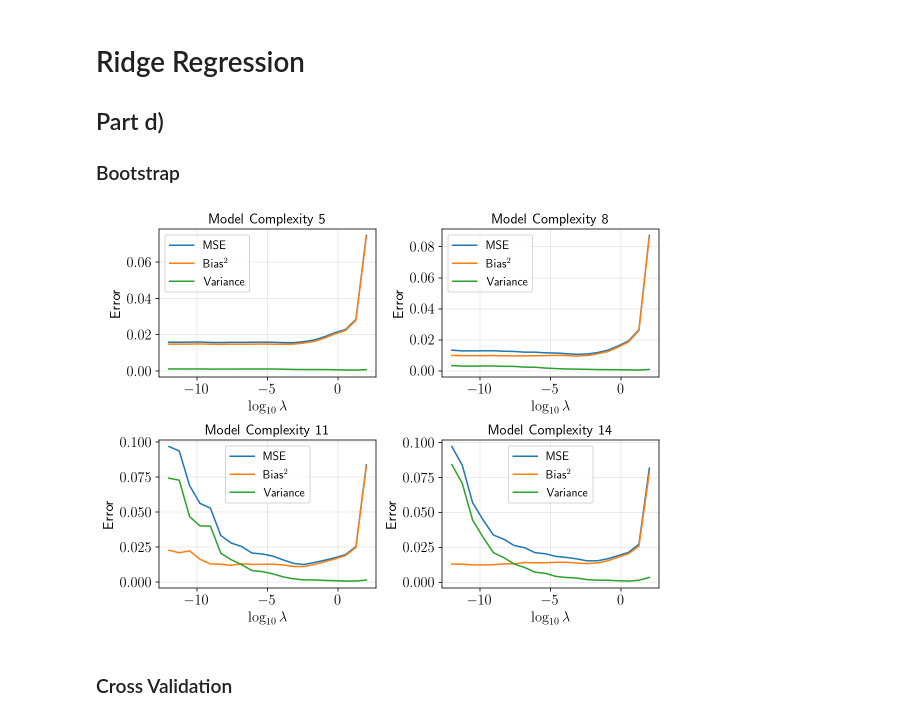
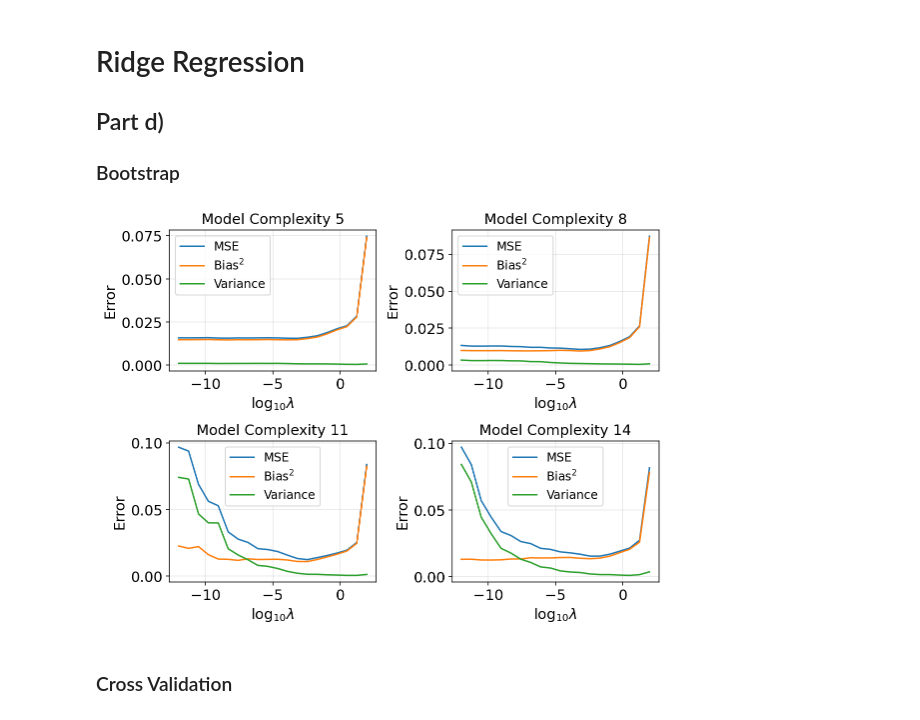
Before and after one commit to erikasan/fys-stk, a Jupyter notebook: project1/fysstk_p1_with_mylearn_oda.ipynb, the cells around one changed output. Drawn from its saved outputs; the diff is of its cells as text; code cells hidden in the pictures.

```diff
--- a/project1/fysstk_p1_with_mylearn_oda.ipynb
+++ b/project1/fysstk_p1_with_mylearn_oda.ipynb
@@ -44,7 +44,7 @@ params = {'axes.labelsize': 'x-large',
           'legend.fontsize': 'large',
           'legend.handlelength': 2}
 plt.rcParams.update(params)
-plt.rc('text', usetex=True)
+plt.rc('text', usetex=False)
 
 import warnings
 # Comment this to turn on warnings
@@ -211,14 +211,15 @@ fig.savefig(fig_path("MSE_forced_overfit.png"), dpi=300, transparent=True)
 The bootstrap method is a widely used resampling technique for identically distributed random variables.
 # %%
 # Create data
-# np.random.seed(42)
+np.random.seed(42)
 
 n = 20         # n x n number of data points
-sigma2 = 0.1   # irreducible error
+sigma2 = 0.01   # irreducible error
+sigma = np.sqrt(sigma2)
 
 x = np.linspace(0, 1, n)
 y = np.linspace(0, 1, n)
-noise = np.random.normal(0, sigma2, int(n*n))
+noise = np.random.normal(0, sigma, int(n*n))
 
 # Create mesh and unravel
 x, y = np.meshgrid(x, y)
@@ -278,7 +279,9 @@ plt.plot(degrees, bias2, label=r'Bias$^2$')
 plt.plot(degrees, variance, label='Variance')
 plt.xlabel("Model Complexity")
 plt.ylabel("Error")
+plt.title(r'Bias-Variance, $\sigma$ = %g, N_bootstrap = %g' % (sigma, n_bootstraps))
 plt.legend()
+plt.yscale('log')
 plt.show()
 fig.savefig(fig_path("bias_variance_ols.png"), dpi=300, transparent=True)
 # %% [output]
@@ -289,13 +292,14 @@ fig.savefig(fig_path("bias_variance_ols.png"), dpi=300, transparent=True)
 # Create data
 np.random.seed(42)
 
-n = 100     # n x n number of data points
-sigma2 = 0.1   # irreducible error
+n = 10     # n x n number of data points
+sigma2 = 0.01   # irreducible error
+sigma = np.sqrt(sigma2)
 deg = 5
 
 x = np.linspace(0, 1, n)
 y = np.linspace(0, 1, n)
-noise = np.random.normal(0, sigma2, int(n*n))
+noise = np.random.normal(0, sigma, int(n*n))
 
 # Create mesh and unravel
 x, y = np.meshgrid(x, y)
@@ -325,5 +329,5 @@ ols_linreg.fit(X_train_scaled, z_train_scaled)
 Coef_interval = ols_linreg.coef_CI(critical_value=1.96)
 
 # Plot the CI
-plot_CI(Coef_interval, save=True)
+plot_CI(Coef_interval, sigma, save=True)
 # %% [output]
@@ -335,13 +387,14 @@ plot_CI(Coef_interval, save=True)
 # %%
 ### Create data
-np.random.seed(41)
+np.random.seed(40)
 
-n = 40          # n x n number of data points
-sigma2 = 0.5   # irreducible error
+n = 10          # n x n number of data points
+sigma2 = 0.01   # irreducible error
+sigma = np.sqrt(sigma2)
 
 x = np.linspace(0, 1, n)
 y = np.linspace(0, 1, n)
-noise = np.random.normal(0, sigma2, int(n*n))
+noise = np.random.normal(0, sigma, int(n*n))
 
 # Create mesh and unravel
 x, y = np.meshgrid(x, y)
@@ -352,7 +405,7 @@ y = np.ravel(y)
 z = frankeFunction(x, y) + noise
 
 # setup for Cross-validation
-maxdeg = 7
+maxdeg = 10
 degrees = np.arange(1, maxdeg+1, dtype=int)
 
 # Initialize a KFold instance
@@ -396,6 +449,8 @@ plt.plot(degrees, estimated_mse_KFold_test, label='Test MSE')
 plt.legend()
 plt.xlabel("Model Complexity")
 plt.ylabel("MSE")
+plt.yscale('log')
+plt.title('Cross validation using sklearn')
 plt.show()
 fig.savefig(fig_path("Cross_validation_OLS"), dpi=300, transparent=True)
 # %% [output]
@@ -411,11 +466,12 @@ fig.savefig(fig_path("Cross_validation_OLS"), dpi=300, transparent=True)
 np.random.seed(41)
 
 n = 20          # n x n number of data points
-sigma2 = 0.1   # irreducible error
+sigma2 = 0.01   # irreducible error
+sigma = np.sqrt(sigma2)
 
 x = np.linspace(0, 1, n)
 y = np.linspace(0, 1, n)
-noise = np.random.normal(0, sigma2, int(n*n))
+noise = np.random.normal(0, sigma, int(n*n))
 
 # create mesh and unravel
 x, y = np.meshgrid(x, y)
@@ -451,34 +507,34 @@ for i, deg in enumerate(tqdm(degrees)):
     z_train_scaled, z_test_scaled = normalize_target(z_train, z_test)
 
     for j, lmbda in enumerate(lmbdas):
 
         z_pred = np.empty((z_test.shape[0], n_bootstraps))
 
         for trial_idx in range(n_bootstraps):
             X_, z_ = resample(X_train_scaled, z_train_scaled)
             ridge_reg = RidgeRegression(lmbda=lmbda, fit_intercept=True)
             ridge_reg.fit(X_, z_)
             z_pred[:, trial_idx] = ridge_reg.predict(X_test_scaled)
 
         bias2[j] = np.mean((z_test_scaled - np.mean(z_pred, axis=1))**2)  # bias^2
         variance[j] = np.mean(np.var(z_pred, axis=1))
 
     MSE = bias2 + variance
     ax = fig.add_subplot(2, 2, i+1)
     ax.grid(alpha=0.3)
     ax.plot(np.log10(lmbdas), MSE, label='MSE')
     ax.plot(np.log10(lmbdas), bias2, label=r'Bias$^2$')
     ax.plot(np.log10(lmbdas), variance, label='Variance')
     ax.set_xlabel(r"$\log_{10} \lambda$")
     ax.set_ylabel("Error")
     ax.set_title(f"Model Complexity {deg}")
     ax.legend()
 
 plt.tight_layout(True)
 plt.show()
 fig.savefig(fig_path("bias_variance_ridge.png"), dpi=300, transparent=True)
 # %% [output]
-[figure, old version]
+[figure, new version]
 # %% [markdown]
 ### Cross Validation
 # %%
```
Also changed, not shown: parts of 8 cells of this notebook.
